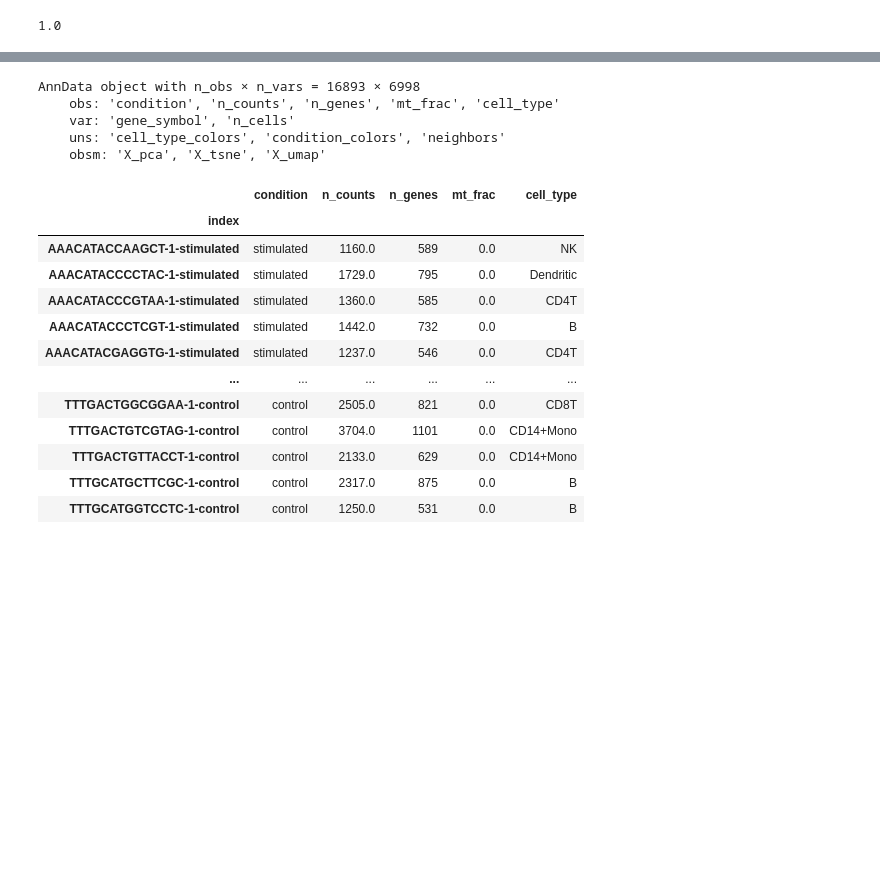
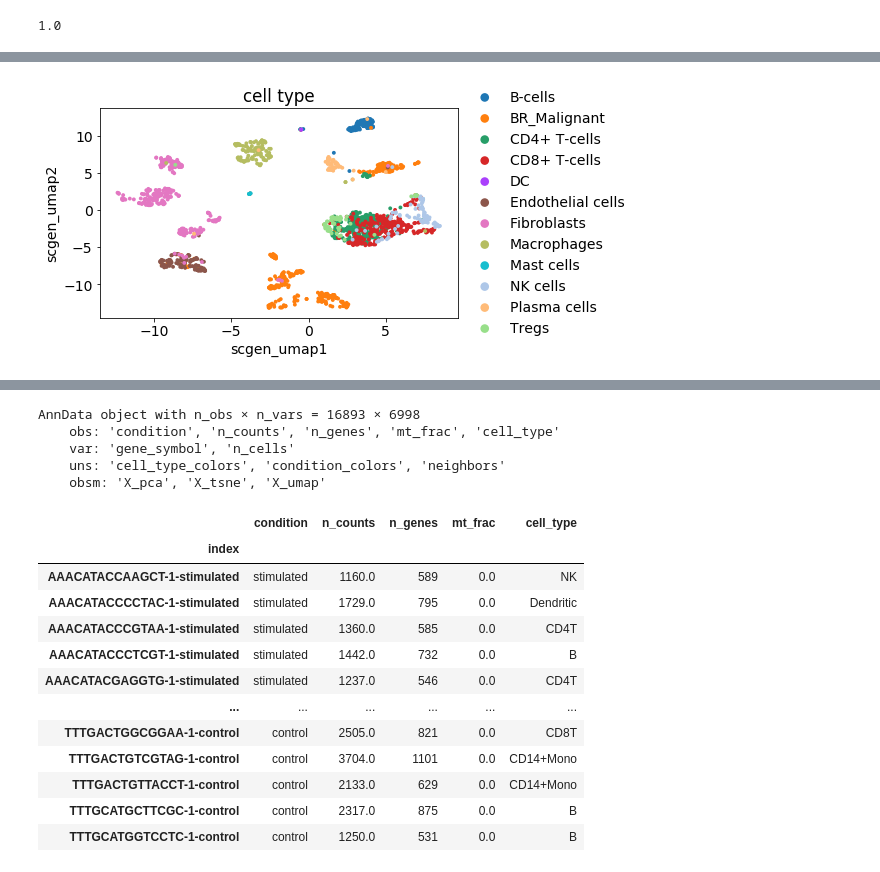
Before and after one commit to ding-lab/pollock, a Jupyter notebook: notebooks/scgen_vae_pollock_testing.ipynb, the cells around one changed output, grey strips where cells are left out. Drawn from its saved outputs; the diff is of its cells as text; code cells hidden in the pictures; blank space fills up the shorter version.

```diff
--- a/notebooks/scgen_vae_pollock_testing.ipynb
+++ b/notebooks/scgen_vae_pollock_testing.ipynb
@@ -345,0 +517,7 @@ clf.score(val_embeddings, y_val)
+# %%
+adata.obs['scgen_umap1'] = adata.obsm['scgen_umap'][:, 0]
+adata.obs['scgen_umap2'] = adata.obsm['scgen_umap'][:, 1]
+# %%
+sc.pl.scatter(adata[val_idxs], x='scgen_umap1', y='scgen_umap2', color='cell_type',
+             frameon=False, save='_val_scgen_umap_groundtruth.pdf')
+# %% [output]
@@ -345,0 +525 @@ clf.score(val_embeddings, y_val)
+[figure, added]
```
Also changed, not shown: parts of 41 cells of this notebook, 1 other file.
